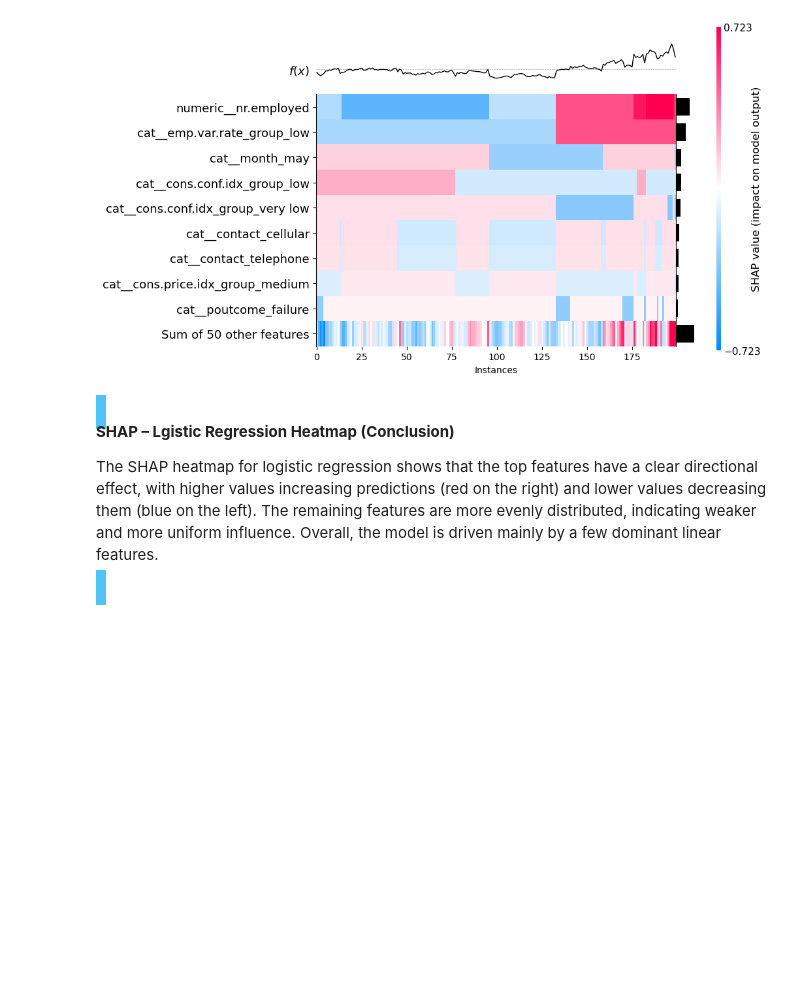
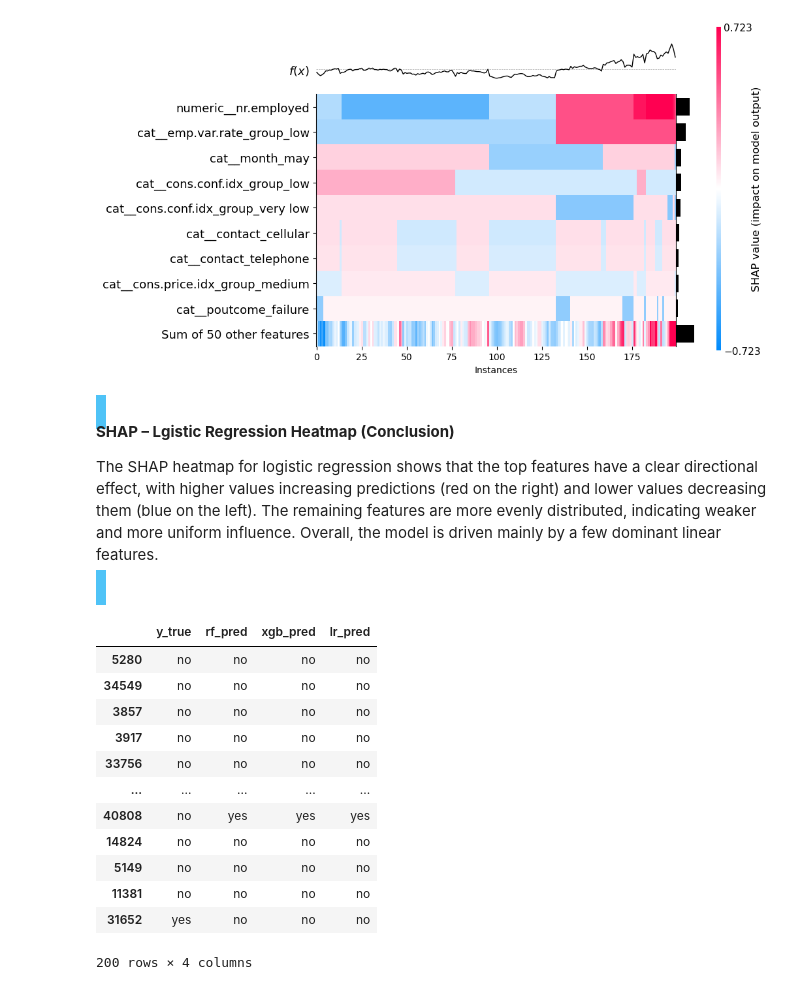
Before and after one commit to Maxstef/bank-deposit-prediction, a Jupyter notebook: notebooks/04_model_analysis.ipynb, the cells around one changed output. Drawn from its saved outputs; the diff is of its cells as text; code cells hidden in the pictures; blank space fills up the shorter version.

```diff
--- a/notebooks/04_model_analysis.ipynb
+++ b/notebooks/04_model_analysis.ipynb
@@ -413,3 +413,26 @@ shap.plots.heatmap(shap_values_lr[:, :]);
 The SHAP heatmap for logistic regression shows that the top features have a clear directional effect, with higher values increasing predictions (red on the right) and lower values decreasing them (blue on the left). The remaining features are more evenly distributed, indicating weaker and more uniform influence. Overall, the model is driven mainly by a few dominant linear features.
 
 </span>
+# %%
+comparison_df = pd.DataFrame({
+    "y_true": y_val_subset,
+    "rf_pred": y_val_subset_pred_rf,
+    "xgb_pred": y_val_subset_pred_xgb,
+    "lr_pred": y_val_subset_pred_lr,
+})
+
+comparison_df
+# %% [output]
+|  | y_true | rf_pred | xgb_pred | lr_pred |
+| 5280 | no | no | no | no |
+| 34549 | no | no | no | no |
+| 3857 | no | no | no | no |
+| 3917 | no | no | no | no |
+| 33756 | no | no | no | no |
+| ... | ... | ... | ... | ... |
+| 40808 | no | yes | yes | yes |
+| 14824 | no | no | no | no |
+| 5149 | no | no | no | no |
+| 11381 | no | no | no | no |
+| 31652 | yes | no | no | no |
+200 rows × 4 columns
```
Also changed, not shown: parts of 20 cells of this notebook, 1 other file.
